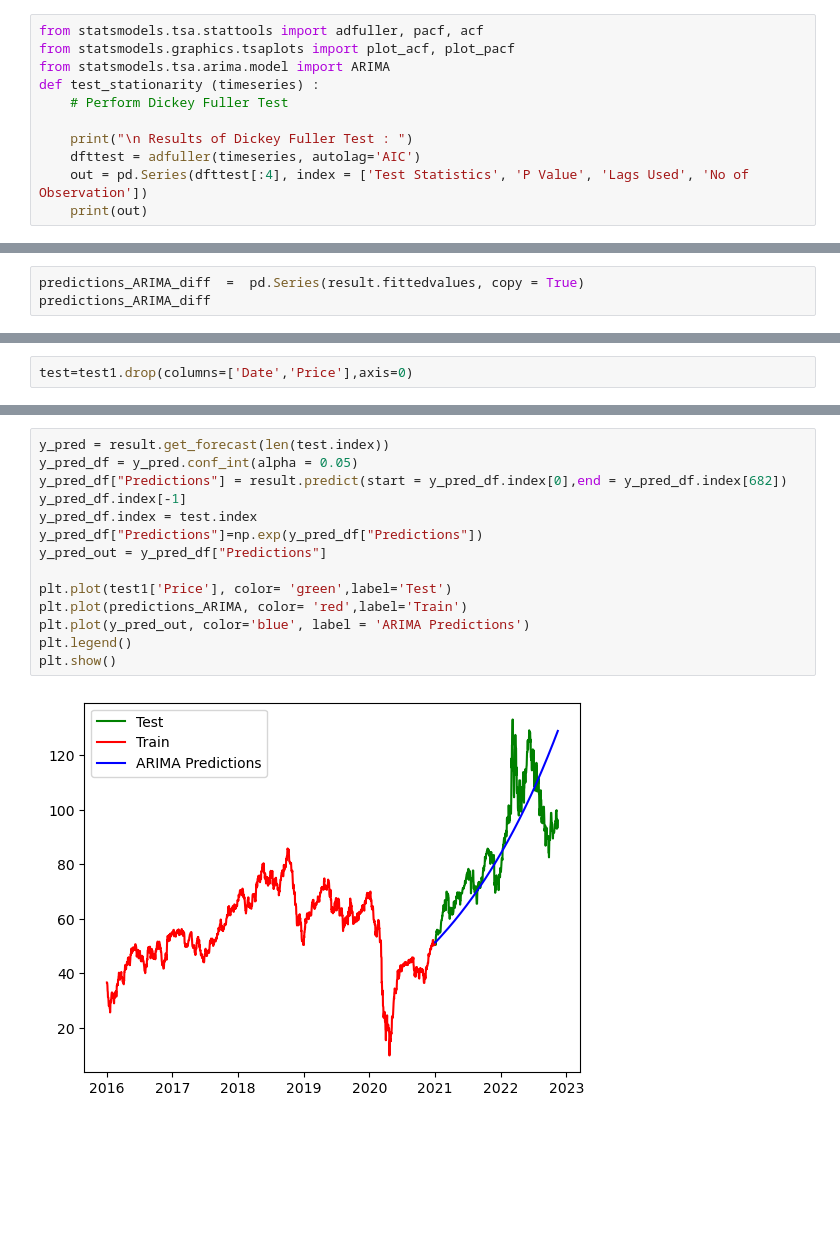
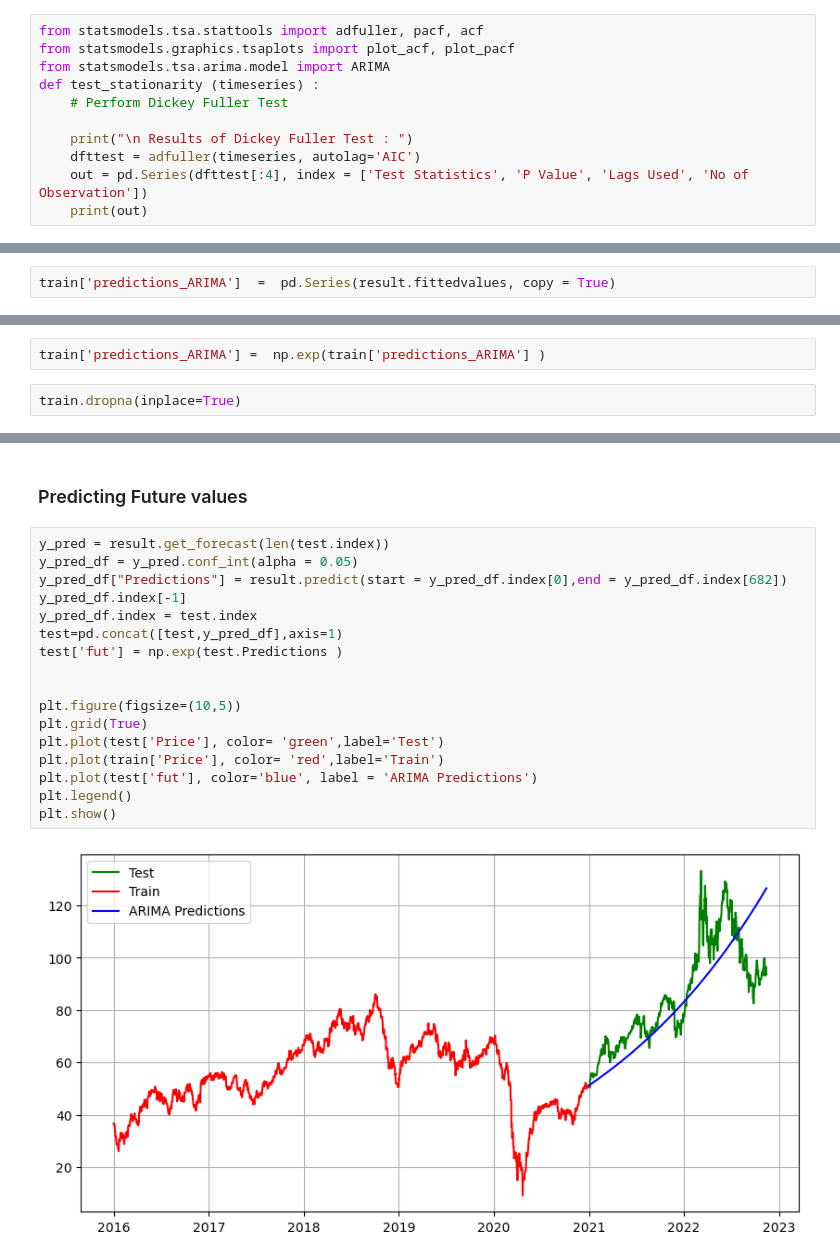
Before and after one commit to Meghraj1804/Brent-Oil-Price-Prediction, a Jupyter notebook: Brent Crude Oil Price Prediction.ipynb, the cells around one changed output, grey strips where cells are left out. Cells and saved outputs as stored; diff of their text form; blank space fills up the shorter version.

```diff
--- a/Brent Crude Oil Price Prediction.ipynb
+++ b/Brent Crude Oil Price Prediction.ipynb
@@ -113,4 +173,3 @@ model = ARIMA(df1['log'], order= (3,2,6))
 result = model.fit()
 # %%
-predictions_ARIMA_diff  =  pd.Series(result.fittedvalues, copy = True)
-predictions_ARIMA_diff
+train['predictions_ARIMA']  =  pd.Series(result.fittedvalues, copy = True)
@@ -137,2 +176,4 @@ test1 = df[df['Date']>'2020-12-31']
-# %%
-test=test1.drop(columns=['Date','Price'],axis=0)
+# %%
+train['predictions_ARIMA'] =  np.exp(train['predictions_ARIMA'] )
+# %%
+train.dropna(inplace=True)
@@ -139,16 +194,21 @@ test=test1.drop(columns=['Date','Price'],axis=0)
+# %% [markdown]
+### Predicting Future values
 # %%
 y_pred = result.get_forecast(len(test.index))
 y_pred_df = y_pred.conf_int(alpha = 0.05)
 y_pred_df["Predictions"] = result.predict(start = y_pred_df.index[0],end = y_pred_df.index[682])
 y_pred_df.index[-1]
 y_pred_df.index = test.index
-y_pred_df["Predictions"]=np.exp(y_pred_df["Predictions"])
-y_pred_out = y_pred_df["Predictions"]
+test=pd.concat([test,y_pred_df],axis=1)
+test['fut'] = np.exp(test.Predictions )
 
-plt.plot(test1['Price'], color= 'green',label='Test')
-plt.plot(predictions_ARIMA, color= 'red',label='Train')
-plt.plot(y_pred_out, color='blue', label = 'ARIMA Predictions')
+
+plt.figure(figsize=(10,5))
+plt.grid(True)
+plt.plot(test['Price'], color= 'green',label='Test')
+plt.plot(train['Price'], color= 'red',label='Train')
+plt.plot(test['fut'], color='blue', label = 'ARIMA Predictions')
 plt.legend()
 plt.show()
 # %% [output]
-[figure, old version]
+[figure, new version]
```
Also changed, not shown: parts of 42 cells of this notebook.
